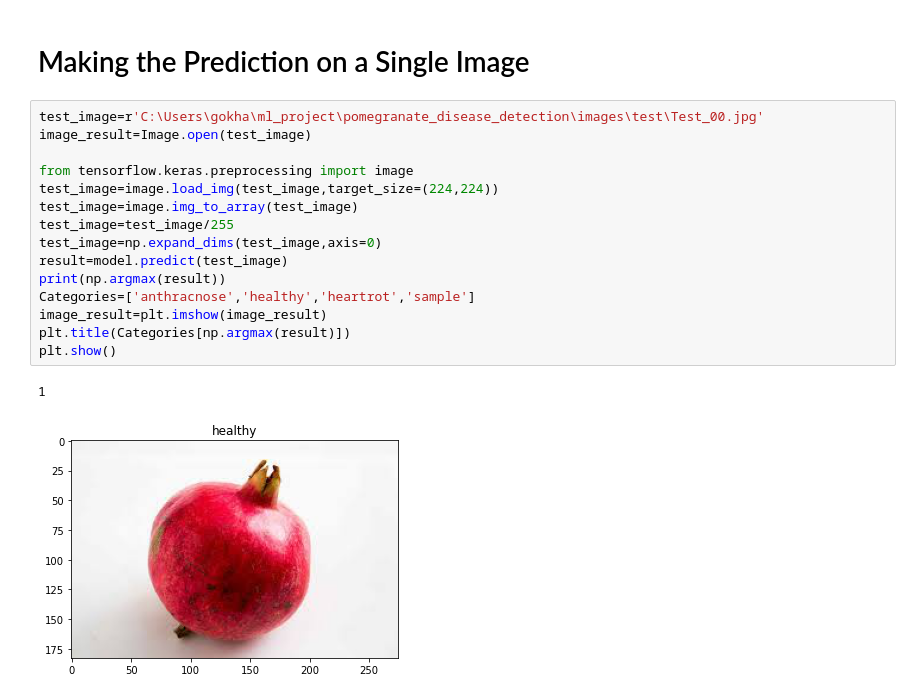
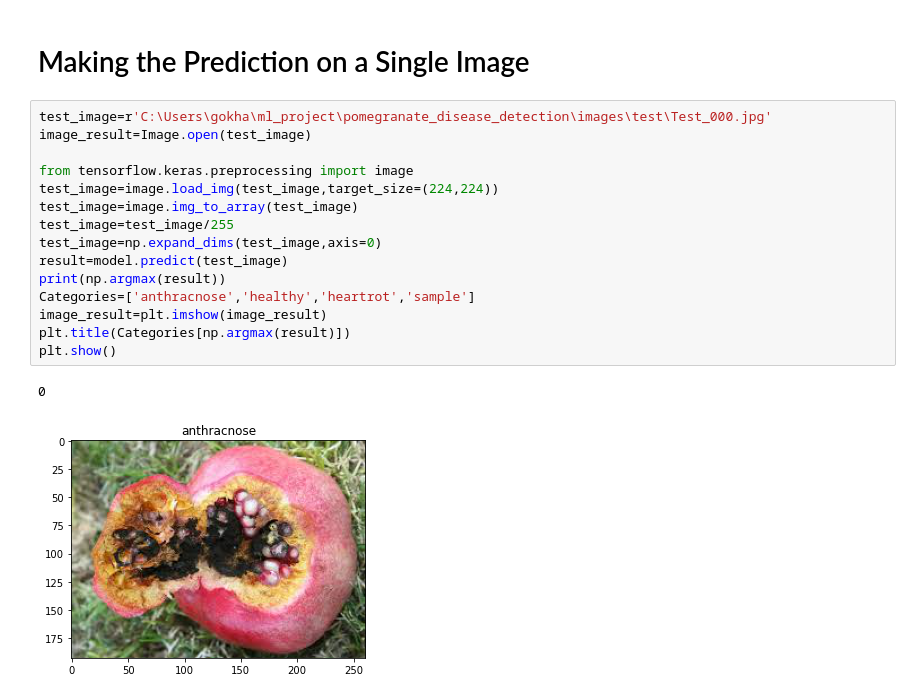
Before and after one commit to gpurnendu/pomegranate_disease_detection, a Jupyter notebook: pomegranate.ipynb, the cells around one changed output. Drawn from its saved outputs; the diff is of its cells as text.

```diff
--- a/pomegranate.ipynb
+++ b/pomegranate.ipynb
@@ -164,20 +164,20 @@ KeyError: 'val_loss'
 # %% [markdown]
 # Making the Prediction on a Single Image
 # %%
-test_image=r'C:\Users\gokha\ml_project\pomegranate_disease_detection\images\test\Test_00.jpg'
+test_image=r'C:\Users\gokha\ml_project\pomegranate_disease_detection\images\test\Test_000.jpg'
 image_result=Image.open(test_image)
 
 from tensorflow.keras.preprocessing import image
 test_image=image.load_img(test_image,target_size=(224,224))
 test_image=image.img_to_array(test_image)
 test_image=test_image/255
 test_image=np.expand_dims(test_image,axis=0)
 result=model.predict(test_image)
 print(np.argmax(result))
 Categories=['anthracnose','healthy','heartrot','sample']
 image_result=plt.imshow(image_result)
 plt.title(Categories[np.argmax(result)])
 plt.show()
 # %% [output]
-1
+0
-[figure, old version]
+[figure, new version]
```
Also changed, not shown: parts of 2 cells of this notebook, 4 other files.
